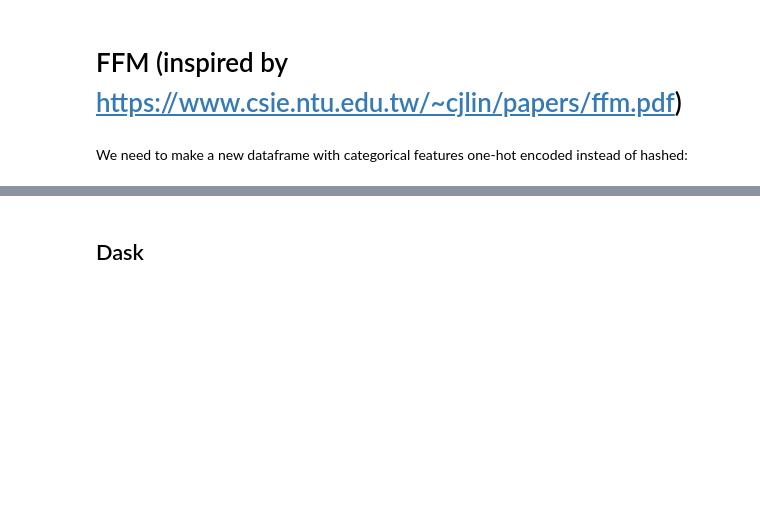
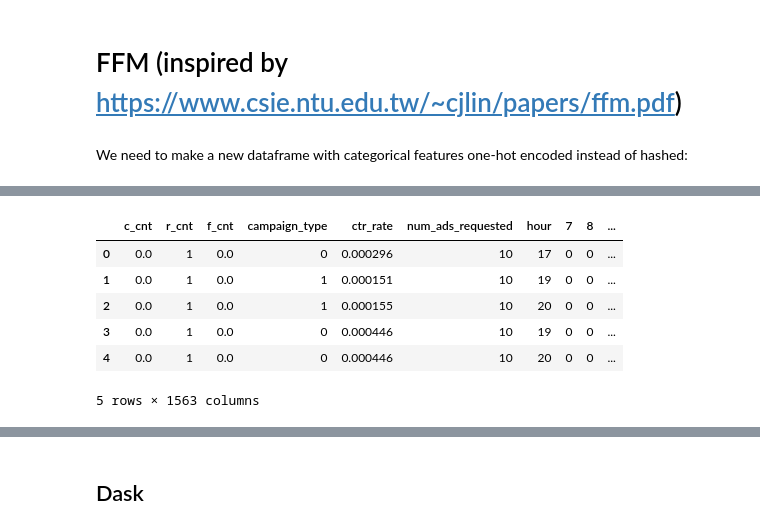
Before and after one commit to learning-machine-learning/polymorph-ua, a Jupyter notebook: Ensembles&FFM_Boris.ipynb, the cells around one changed output, grey strips where cells are left out. Drawn from its saved outputs; the diff is of its cells as text; code cells hidden in the pictures; blank space fills up the shorter version.

```diff
--- a/Ensembles&FFM_Boris.ipynb
+++ b/Ensembles&FFM_Boris.ipynb
@@ -427,0 +444,4 @@ test_ffm_transformed = create_features_ffm(test_ffm)
+# %%
+idx = np.random.choice(day1_filtered.shape[0], size=500000, replace=False)
+day1_subset = day1_filtered.iloc[idx]
+int(day1_subset.c_cnt.value_counts()[0] / day1_subset.c_cnt.value_counts()[1])
@@ -427,0 +450,2 @@ test_ffm_transformed = create_features_ffm(test_ffm)
+# %%
+test_ffm_transformed = create_features_ffm(day1_subset)
@@ -485,3 +496,13 @@ train_ffm_transformed.head()
+# %%
+test_ffm_transformed.head()
+# %% [output]
+|  | c_cnt | r_cnt | f_cnt | campaign_type | ctr_rate | num_ads_requested | hour | 7 | 8 | ... |
+| 0 | 0.0 | 1 | 0.0 | 0 | 0.000296 | 10 | 17 | 0 | 0 | ... |
+| 1 | 0.0 | 1 | 0.0 | 1 | 0.000151 | 10 | 19 | 0 | 0 | ... |
+| 2 | 0.0 | 1 | 0.0 | 1 | 0.000155 | 10 | 20 | 0 | 0 | ... |
+| 3 | 0.0 | 1 | 0.0 | 0 | 0.000446 | 10 | 19 | 0 | 0 | ... |
+| 4 | 0.0 | 1 | 0.0 | 0 | 0.000446 | 10 | 20 | 0 | 0 | ... |
+5 rows × 1563 columns
 # %%
 test_ffm_transformed.shape
 # %% [output]
```
Also changed, not shown: parts of 65 cells of this notebook.
